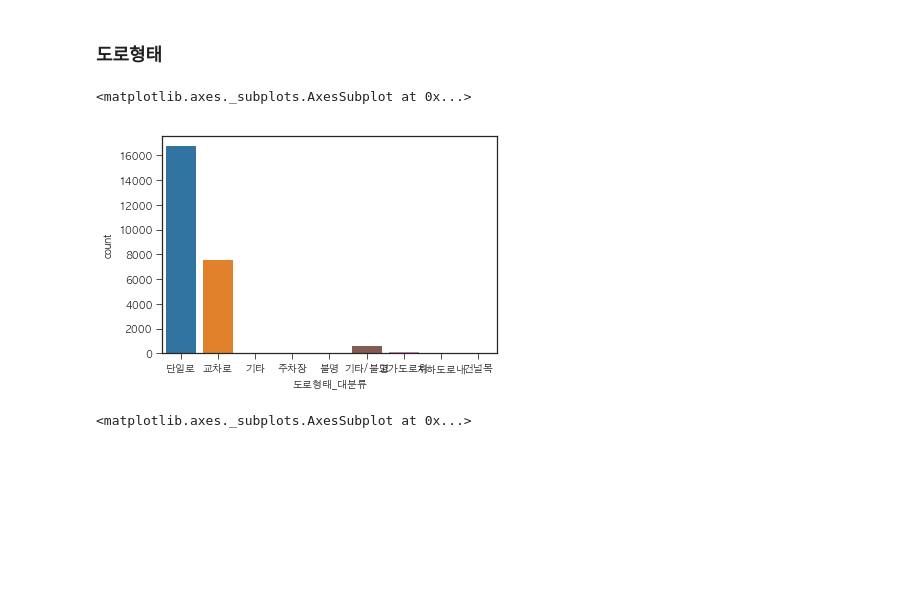
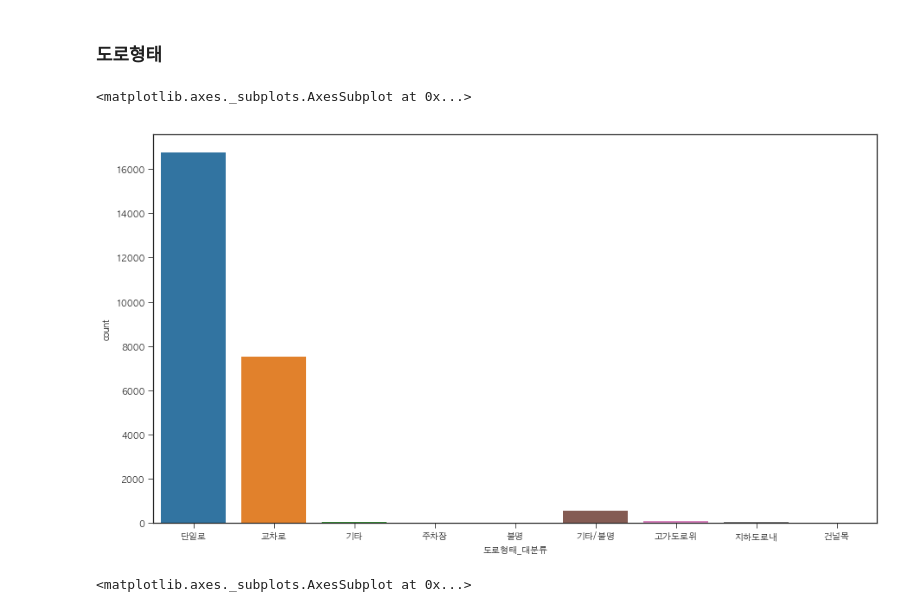
Before and after one commit to willthd/Data-Science, a Jupyter notebook: dataChallenge/dataChellenge.ipynb, the cells around one changed output. Cells and saved outputs as stored; diff of their text form; code cells hidden in the pictures; blank space fills up the shorter version.

```diff
--- a/dataChallenge/dataChellenge.ipynb
+++ b/dataChallenge/dataChellenge.ipynb
@@ -138,10 +144,12 @@ sns.lmplot(data=train, x="법규위반",  y="사망자수", hue="killed_over_1",
 # %% [markdown]
 ### 도로형태
 # %%
+fig, ax = plt.subplots()
+fig.set_size_inches(15, 8.27)
 sns.countplot(data=train, x="도로형태_대분류")
 # %% [output]
 <matplotlib.axes._subplots.AxesSubplot at 0x...>
-[figure, old version]
+[figure, new version]
 # %%
 sns.barplot(data=train, x="도로형태_대분류", y="사상자수")
 # %% [output]
```
Also changed, not shown: parts of 30 cells of this notebook.
